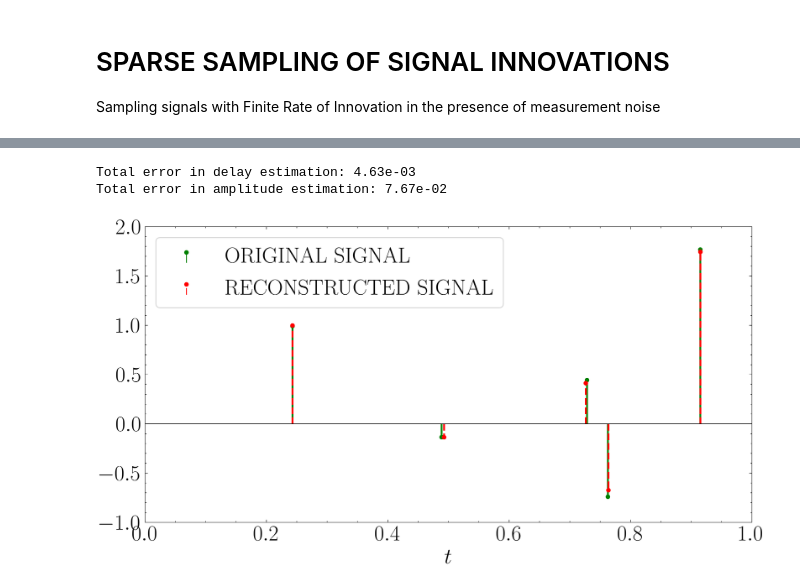
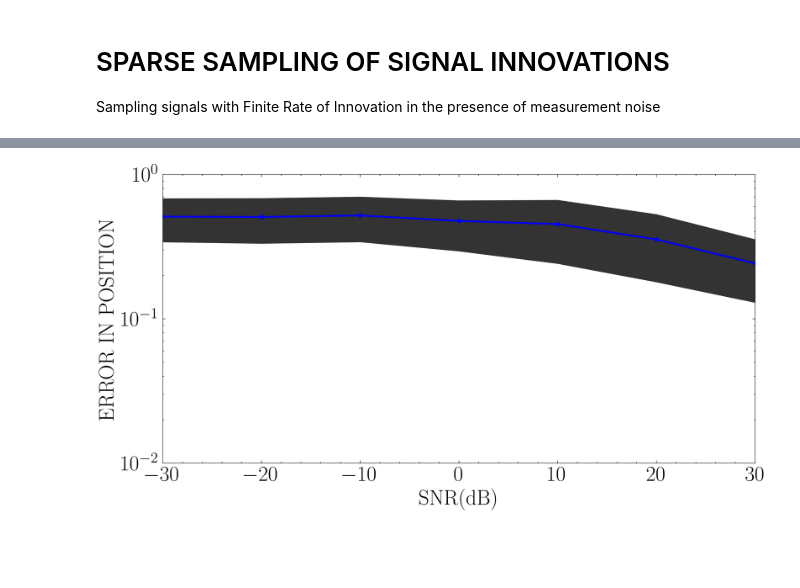
Before and after one commit to kamath-abhijith/FRI_Toolbox, a Jupyter notebook: src/blu_2008.ipynb, the cells around one changed output, grey strips where cells are left out. Drawn from its saved outputs; the diff is of its cells as text; code cells hidden in the pictures; blank space fills up the shorter version.

```diff
--- a/src/blu_2008.ipynb
+++ b/src/blu_2008.ipynb
@@ -40,7 +42,7 @@ tk = np.sort(np.random.rand(K)*TAU)
 # %% KERNEL-BASED SAMPLING
 
 # Define sampling parameters
-M = K + 4                       # Number of Fourier measurements
+M = K + 10                      # Number of Fourier measurements
 P = M
 B = (2. * M + 1)/TAU            # Bandwidth of the Dirichlet kernel
 N = 2 * M + 1                   # Number of temporal samples
@@ -84,14 +83,14 @@ forward_matrix = fri_operators.forward_matrix(t_unif, M, TAU)
 fourier_coeffs = np.linalg.solve(forward_matrix, noisy_samples_unif)
 
 # Cadzow denoising
-fourier_coeffs = fri_algos.cadzow_ls(fourier_coeffs, M, P, rank=K)
+fourier_coeffs = fri_algos.cadzow_ls(fourier_coeffs, M, P, rank=K, num_iter=50)
 
 # Estimate delays using Prony's method
 annihilating_filter = fri_algos.prony_tls(fourier_coeffs, K)
 tk_estimate = fri_algos.get_shifts(annihilating_filter, TAU)
 
 # Estimate amplitudes using linear least-squares
-ak_estimate = fri_algos.get_weights(fourier_coeffs, tk_estimate, TAU, M)
+ak_estimate = fri_algos.get_weights(fourier_coeffs, tk_estimate, TAU)
 # %%
 # %% COMPUTE ERRORS IN ESTIMATION
 
@@ -100,9 +99,6 @@ amplitude_estimation = np.linalg.norm(ak-ak_estimate)
 
 print(r'Total error in delay estimation: {0:.2e}'.format(delay_estimation))
 print(r'Total error in amplitude estimation: {0:.2e}'.format(amplitude_estimation))
-# %% [output]
-Total error in delay estimation: 4.63e-03
-Total error in amplitude estimation: 7.67e-02
 # %%
 # %% PLOT RECONSTRUCTION
 
@@ -116,5 +112,3 @@ fri_utils.plot_diracs(tk_estimate, ak_estimate, ax=ax, plot_colour='red',
     line_style='--', legend_label=r'RECONSTRUCTED SIGNAL',
     xlimits=[0,TAU], ylimits=[-1,2], xaxis_label=r'$t$', show=True,
     save=path+'sincPronyDiracReconstruction')
-# %% [output]
-[figure, removed]
@@ -120,0 +172,7 @@ fri_utils.plot_diracs(tk_estimate, ak_estimate, ax=ax, plot_colour='red',
+# %%
+plt.figure(figsize=(12,6))
+ax = plt.gca()
+fri_utils.plot_mcerrors(snrs, tk_error, ax=ax, ylimits=[1e-2, 1e0],
+    xaxis_label=r'SNR(dB)', yaxis_label=r'ERROR IN POSITION', show=True)
+# %% [output]
+[figure, added]
```
Also changed, not shown: parts of 3 cells of this notebook, 4 other files.
